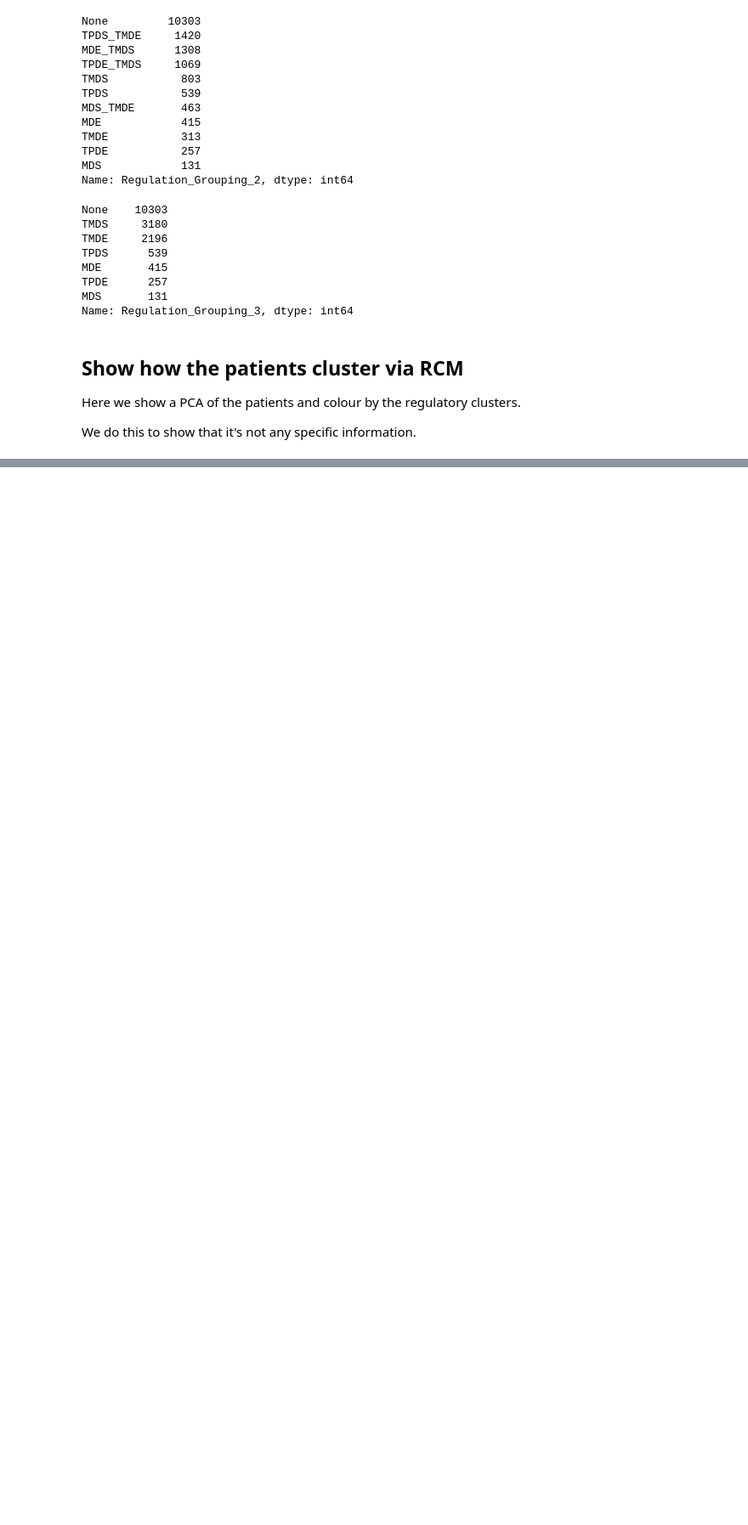
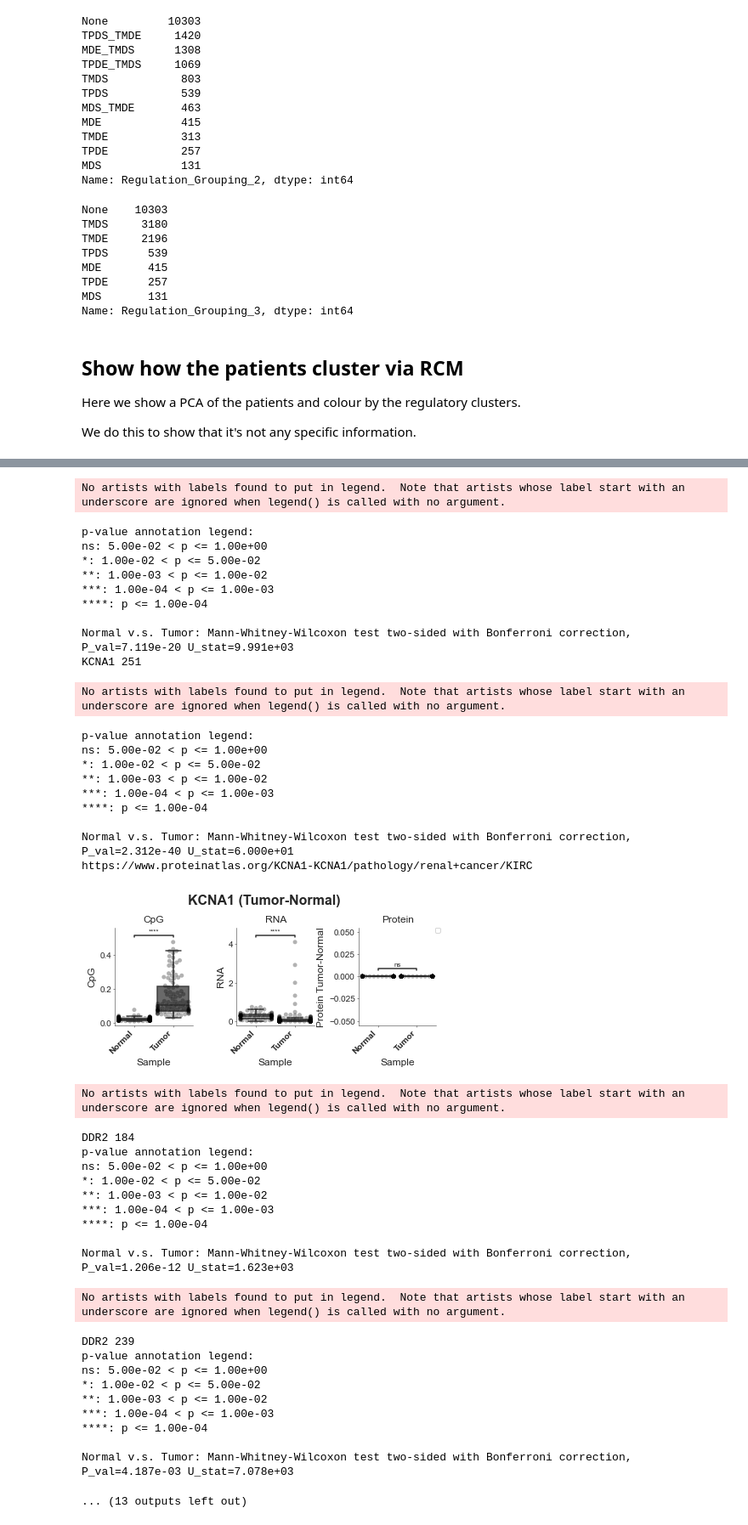
Before and after one commit to ArianeMora/SiRCle_multiomics_integration, a Jupyter notebook: manuscript_reproducibility/N11_SiRCle_RCM.ipynb, the cells around one changed output, grey strips where cells are left out. Shown at 85% size. Saved outputs shown, nothing was run; the diff lists cells and outputs as text; code cells hidden in the pictures; blank space fills up the shorter version.

```diff
--- a/manuscript_reproducibility/N11_SiRCle_RCM.ipynb
+++ b/manuscript_reproducibility/N11_SiRCle_RCM.ipynb
@@ -318,0 +599,5 @@ plt.show()
+# %%
+save_fig = True
+for gene_name in ['KCNA1', 'DDR2', 'GRINK2', 'NTSR1']:
+    plot_gene_logfcs_simple(gene_name, 'Normal', 'Tumor', x='SampleType')
+# %% [output]
@@ -318,0 +615,42 @@ plt.show()
+No artists with labels found to put in legend.  Note that artists whose label start with an underscore are ignored when legend() is called with no argument.
+p-value annotation legend:
+ns: 5.00e-02 < p <= 1.00e+00
+*: 1.00e-02 < p <= 5.00e-02
+**: 1.00e-03 < p <= 1.00e-02
+***: 1.00e-04 < p <= 1.00e-03
+****: p <= 1.00e-04
+
+Normal v.s. Tumor: Mann-Whitney-Wilcoxon test two-sided with Bonferroni correction, P_val=7.119e-20 U_stat=9.991e+03
+KCNA1 251
+No artists with labels found to put in legend.  Note that artists whose label start with an underscore are ignored when legend() is called with no argument.
+p-value annotation legend:
+ns: 5.00e-02 < p <= 1.00e+00
+*: 1.00e-02 < p <= 5.00e-02
+**: 1.00e-03 < p <= 1.00e-02
+***: 1.00e-04 < p <= 1.00e-03
+****: p <= 1.00e-04
+
+Normal v.s. Tumor: Mann-Whitney-Wilcoxon test two-sided with Bonferroni correction, P_val=2.312e-40 U_stat=6.000e+01
+https://www.proteinatlas.org/KCNA1-KCNA1/pathology/renal+cancer/KIRC
+[figure, added]
+No artists with labels found to put in legend.  Note that artists whose label start with an underscore are ignored when legend() is called with no argument.
+DDR2 184
+p-value annotation legend:
+ns: 5.00e-02 < p <= 1.00e+00
+*: 1.00e-02 < p <= 5.00e-02
+**: 1.00e-03 < p <= 1.00e-02
+***: 1.00e-04 < p <= 1.00e-03
+****: p <= 1.00e-04
+
+Normal v.s. Tumor: Mann-Whitney-Wilcoxon test two-sided with Bonferroni correction, P_val=1.206e-12 U_stat=1.623e+03
+No artists with labels found to put in legend.  Note that artists whose label start with an underscore are ignored when legend() is called with no argument.
+DDR2 239
+p-value annotation legend:
+ns: 5.00e-02 < p <= 1.00e+00
+*: 1.00e-02 < p <= 5.00e-02
+**: 1.00e-03 < p <= 1.00e-02
+***: 1.00e-04 < p <= 1.00e-03
+****: p <= 1.00e-04
+
+Normal v.s. Tumor: Mann-Whitney-Wilcoxon test two-sided with Bonferroni correction, P_val=4.187e-03 U_stat=7.078e+03
+... (13 outputs left out)
```
Also changed, not shown: parts of 19 cells of this notebook, 5 other files.
